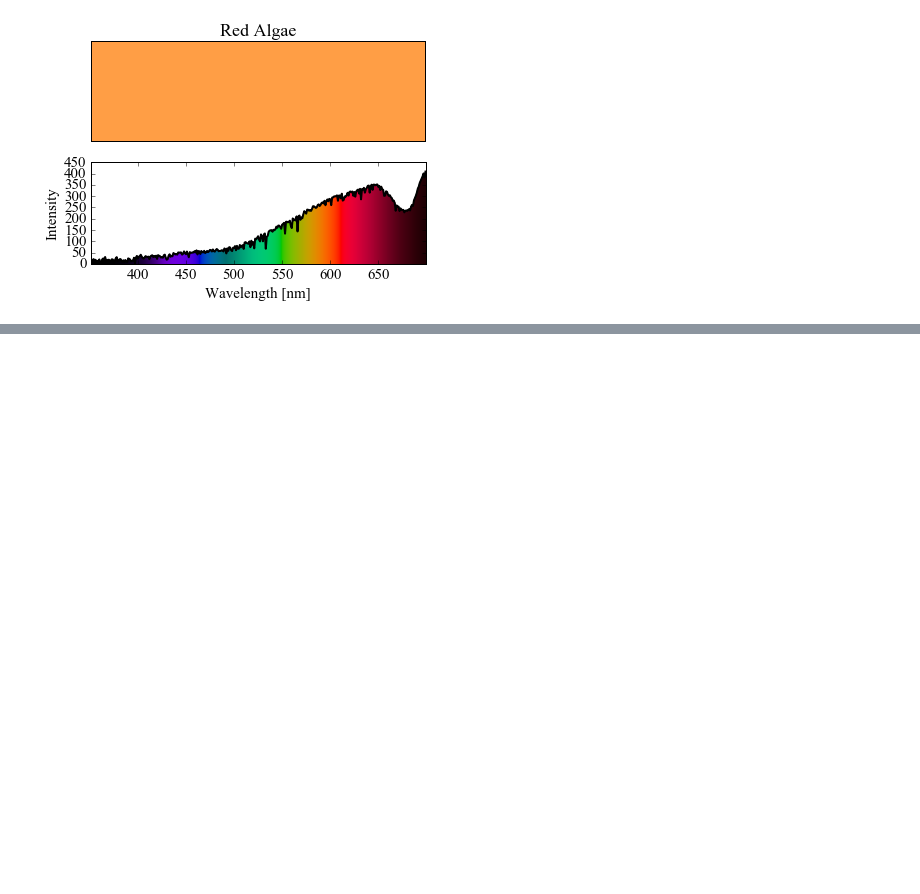
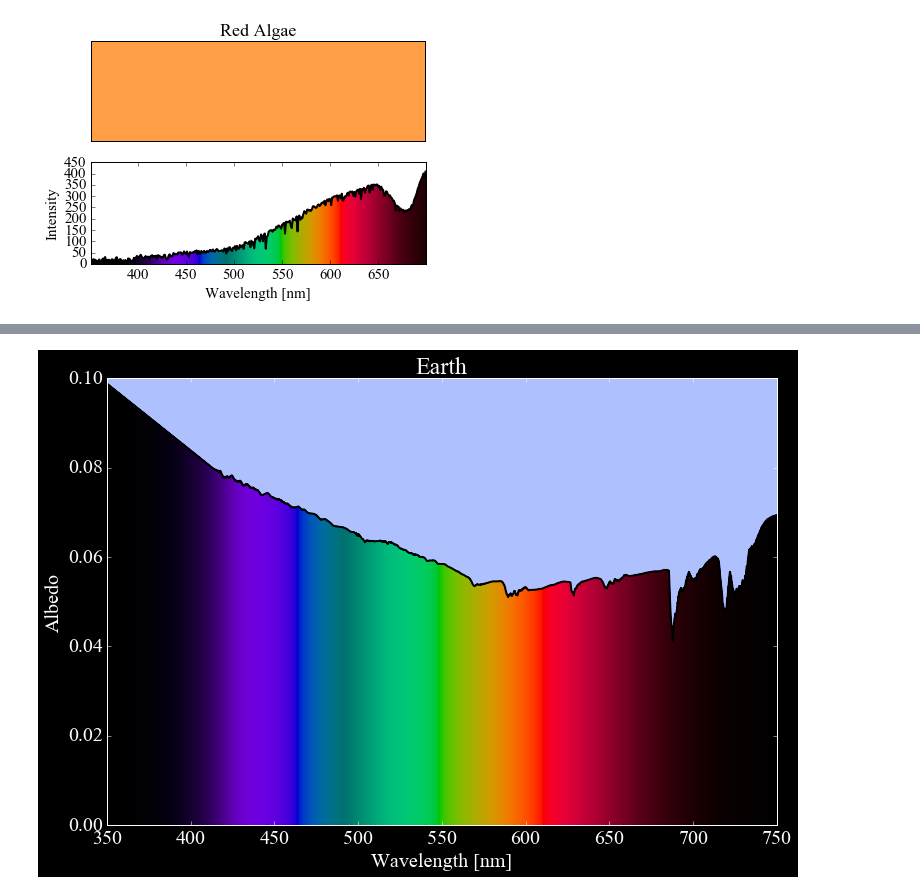
Before and after one commit to jlustigy/jakely, a Jupyter notebook: colorvision/ColorPy.ipynb, the cells around one changed output, grey strips where cells are left out. Saved outputs shown, nothing was run; the diff lists cells and outputs as text; code cells hidden in the pictures; blank space fills up the shorter version.

```diff
--- a/colorvision/ColorPy.ipynb
+++ b/colorvision/ColorPy.ipynb
@@ -178,0 +202,3 @@ Saving plot redalgae2.pdf
+# %%
+xyz = ciexyz.xyz_from_wavelength(wl[0])
+rgb_colors = colormodels.rgb_from_xyz(xyz)
@@ -178,0 +207,34 @@ Saving plot redalgae2.pdf
+# %%
+def plot_response(ax=None, wlmin=350, wlmax=750, **kwargs):
+
+    data = np.genfromtxt("eye_response_functions/ciexyz31_1.csv", delimiter=',')
+    wl = data[:,0]
+    mask = (wl >= wlmin) & (wl <= wlmax)
+    wl = wl[mask]
+    x = data[mask,1]
+    y = data[mask,2]
+    z = data[mask,3]
+
+
+    yscale = 1.0
+
+    # Create new axis if not specified, otherwise add twinx to current figure
+    if ax is None:
+        fig = plt.figure(figsize=(12,8))
+        gs = gridspec.GridSpec(1,1)
+        ax = plt.subplot(gs[0])
+    else:
+        ax = ax.twinx()
+        ax.set_ylim([0.0,10.0])
+        ax.axes.get_yaxis().set_visible(False)
+
+    # Plot response functions
+    ax.plot(wl,x, color='white', label=r'x', alpha=1, lw=2.0)
+    ax.plot(wl,y, color='white', label=r'y', alpha=1, lw=2.0)
+    ax.plot(wl,z, color='white', label=r'z', alpha=1, lw=2.0)
+
+    # Add legend
+    #leg = ax.legend(loc=0)
+    #leg.get_frame().set_alpha(0.0)
+
+    #ax.set_ylabel("Response Function")
@@ -178,0 +333,4 @@ Saving plot redalgae2.pdf
+# %%
+plot_spectrum(earth_wl, earth_R, title="Earth", show_cie=False, ytitle="Albedo")
+# %% [output]
+[figure, added]
```
Also changed, not shown: parts of 39 cells of this notebook.
